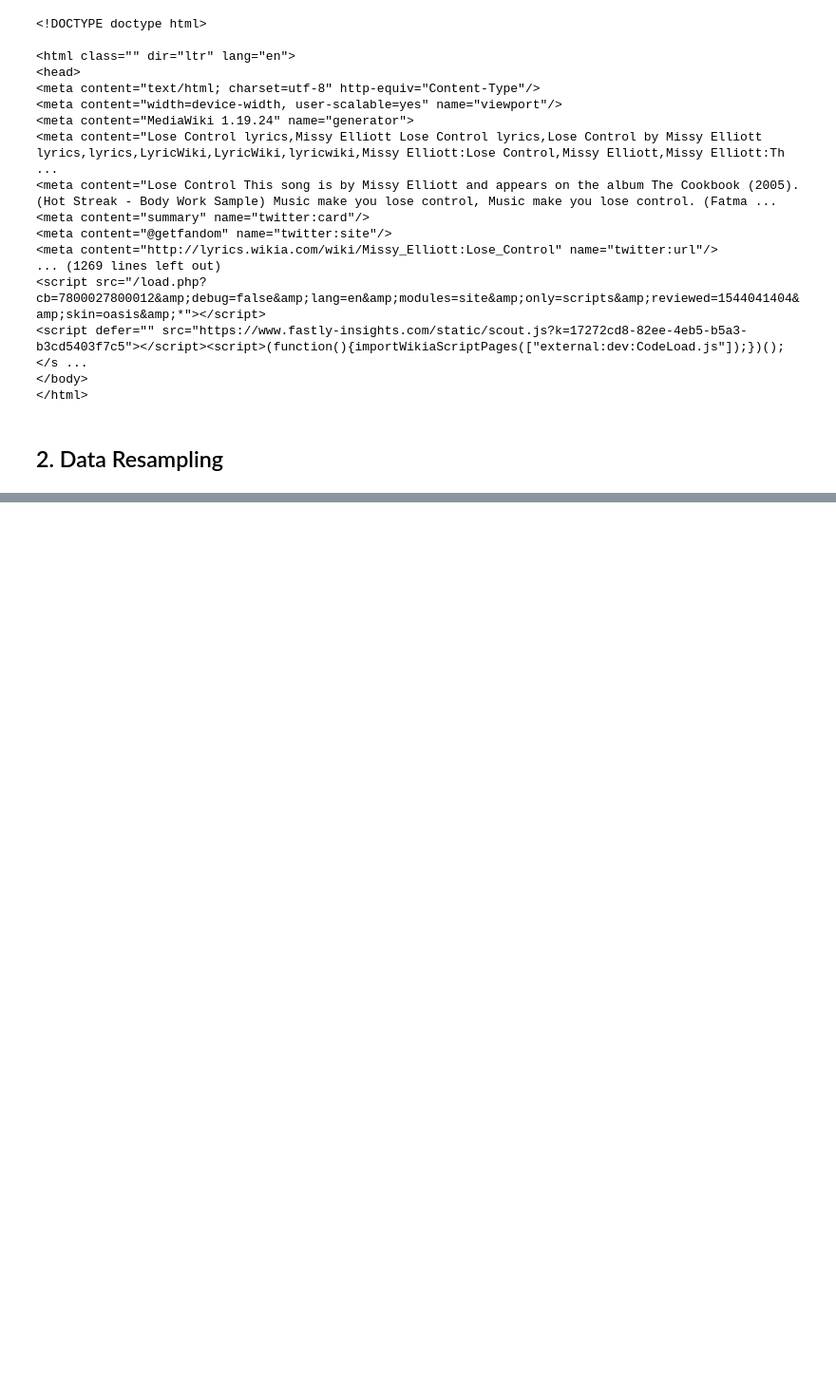
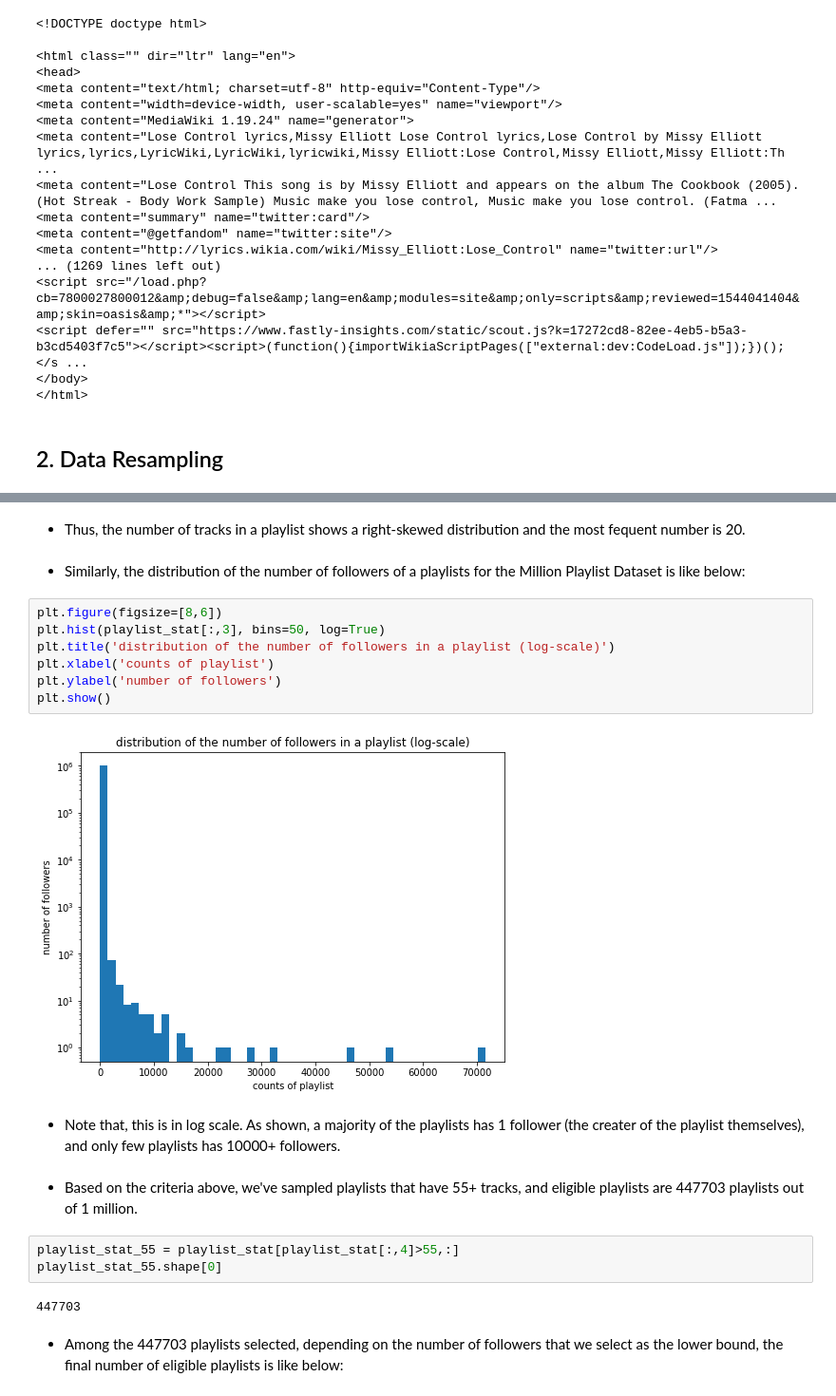
Before and after one commit to slee25/AC209A_SpotifyGroup30, a Jupyter notebook: notebooks/Data_Collection_EDA.ipynb, the cells around one changed output, grey strips where cells are left out. Shown at 95% size. Saved outputs shown, nothing was run; the diff lists cells and outputs as text; blank space fills up the shorter version.

```diff
--- a/notebooks/Data_Collection_EDA.ipynb
+++ b/notebooks/Data_Collection_EDA.ipynb
@@ -424,0 +433,24 @@ This is converted encoded as either 0 or 1 for each of the 126 Spotify seed genr
+# %% [markdown]
+- Thus, the number of tracks in a playlist shows a right-skewed distribution and the most fequent number is 20.
+# %% [markdown]
+- Similarly, the distribution of the number of followers of a playlists for the Million Playlist Dataset is like below:
+# %%
+plt.figure(figsize=[8,6])
+plt.hist(playlist_stat[:,3], bins=50, log=True)
+plt.title('distribution of the number of followers in a playlist (log-scale)')
+plt.xlabel('counts of playlist')
+plt.ylabel('number of followers')
+plt.show()
+# %% [output]
+[figure, added]
+# %% [markdown]
+- Note that, this is in log scale. As shown, a majority of the playlists has 1 follower (the creater of the playlist themselves), and only few playlists has 10000+ followers.
+# %% [markdown]
+- Based on the criteria above, we've sampled playlists that have 55+ tracks, and eligible playlists are 447703 playlists out of 1 million.
+# %%
+playlist_stat_55 = playlist_stat[playlist_stat[:,4]>55,:]
+playlist_stat_55.shape[0]
+# %% [output]
+447703
+# %% [markdown]
+- Among the 447703 playlists selected, depending on the number of followers that we select as the lower bound, the final number of eligible playlists is like below:
```
Also changed, not shown: parts of 31 cells of this notebook, 7 other files.
